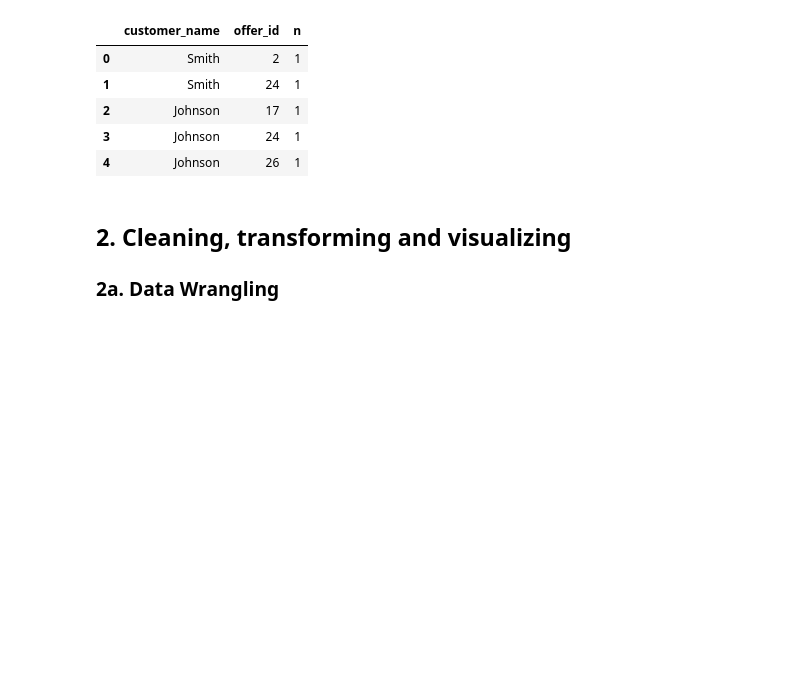
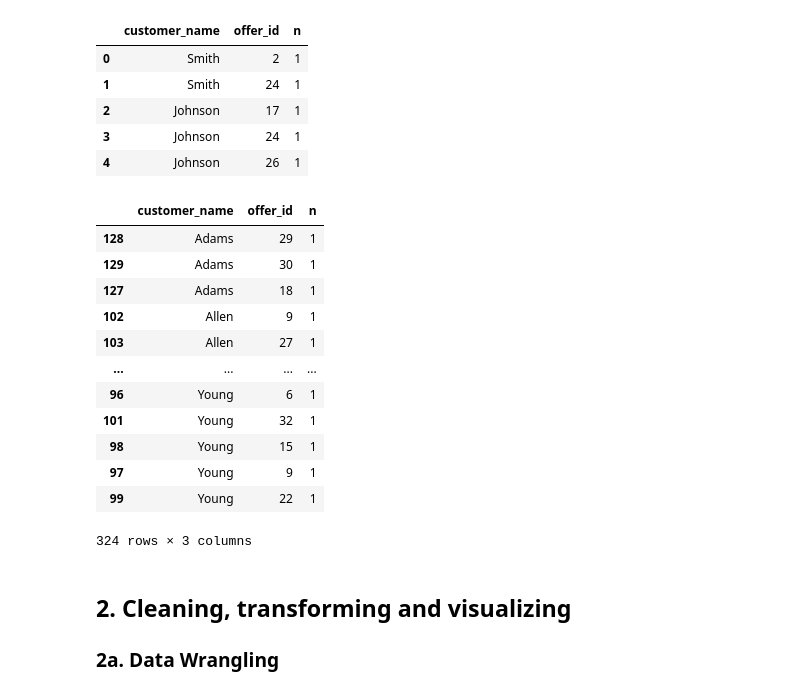
Before and after one commit to BinhKieu82/Springboard_NormProj, a Jupyter notebook: 15.6Clustering_Case_Study_updated/Clustering Case Study - Customer Segmentation with K-Means - Tier 3.ipynb, the cells around one changed output. Cells and saved outputs as stored; diff of their text form; code cells hidden in the pictures; blank space fills up the shorter version.

```diff
--- a/15.6Clustering_Case_Study_updated/Clustering Case Study - Customer Segmentation with K-Means - Tier 3.ipynb
+++ b/15.6Clustering_Case_Study_updated/Clustering Case Study - Customer Segmentation with K-Means - Tier 3.ipynb
@@ -70,6 +70,22 @@ df_transactions.head()
 | 2 | Johnson | 17 | 1 |
 | 3 | Johnson | 24 | 1 |
 | 4 | Johnson | 26 | 1 |
+# %%
+df_transactions.sort_values('customer_name')
+# %% [output]
+|  | customer_name | offer_id | n |
+| 128 | Adams | 29 | 1 |
+| 129 | Adams | 30 | 1 |
+| 127 | Adams | 18 | 1 |
+| 102 | Allen | 9 | 1 |
+| 103 | Allen | 27 | 1 |
+| ... | ... | ... | ... |
+| 96 | Young | 6 | 1 |
+| 101 | Young | 32 | 1 |
+| 98 | Young | 15 | 1 |
+| 97 | Young | 9 | 1 |
+| 99 | Young | 22 | 1 |
+324 rows × 3 columns
 # %% [markdown]
 ## 2. Cleaning, transforming and visualizing
 ### 2a. Data Wrangling
```
Also changed, not shown: parts of 12 cells of this notebook.
